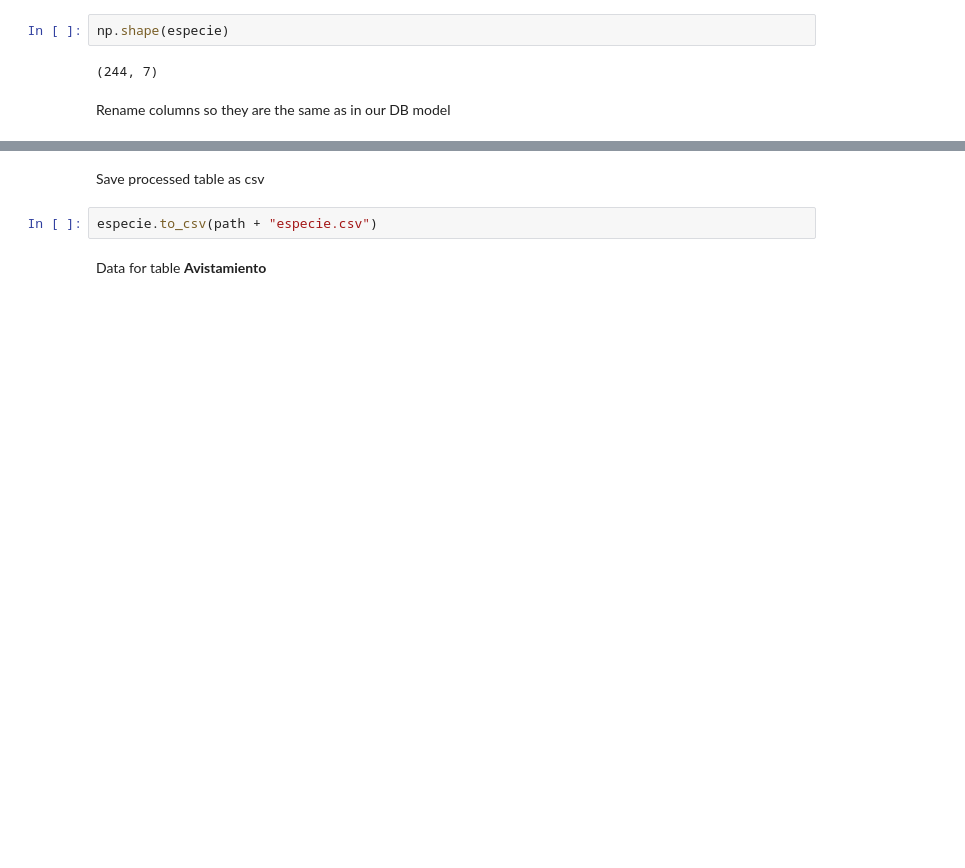
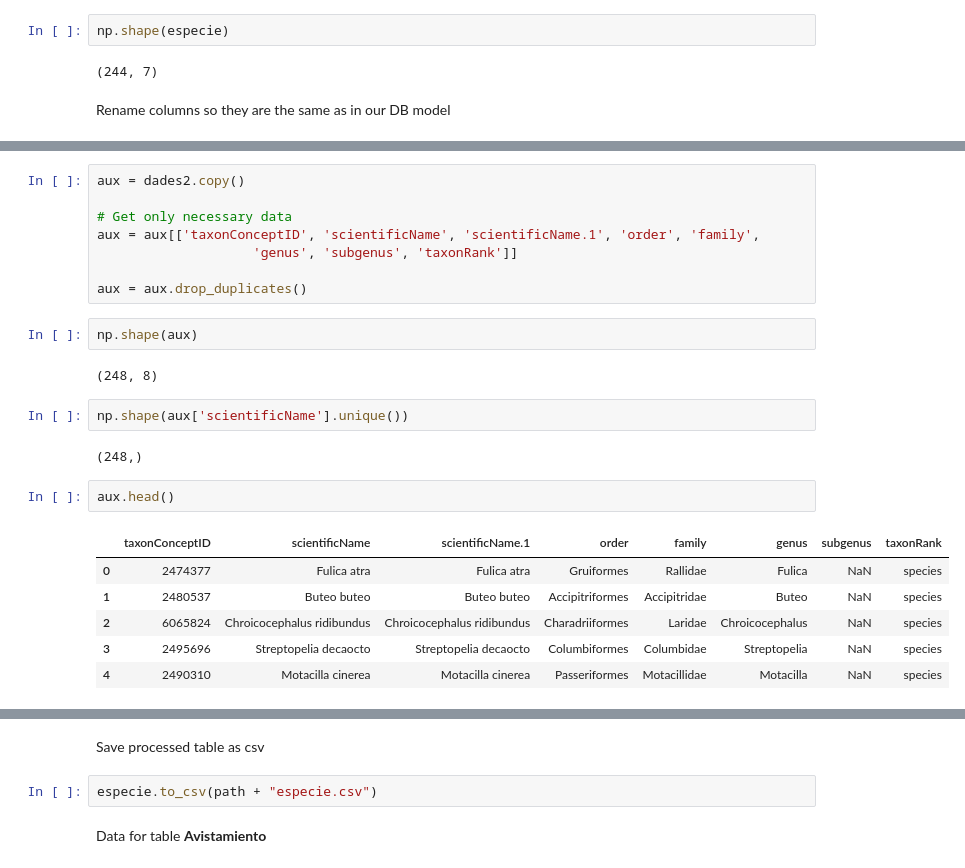
Before and after one commit to jhwan818/BD, a Jupyter notebook: projecte/dataProcessing.ipynb, the cells around one changed output, grey strips where cells are left out. Saved outputs shown, nothing was run; the diff lists cells and outputs as text; blank space fills up the shorter version.

```diff
--- a/projecte/dataProcessing.ipynb
+++ b/projecte/dataProcessing.ipynb
@@ -100,0 +114,25 @@ especie.index.name = 'id_especie'
+# %%
+aux = dades2.copy()
+
+# Get only necessary data
+aux = aux[['taxonConceptID', 'scientificName', 'scientificName.1', 'order', 'family',
+                    'genus', 'subgenus', 'taxonRank']]
+
+aux = aux.drop_duplicates()
+# %%
+np.shape(aux)
+# %% [output]
+(248, 8)
+# %%
+np.shape(aux['scientificName'].unique())
+# %% [output]
+(248,)
+# %%
+aux.head()
+# %% [output]
+|  | taxonConceptID | scientificName | scientificName.1 | order | family | genus | subgenus | taxonRank |
+| 0 | 2474377 | Fulica atra | Fulica atra | Gruiformes | Rallidae | Fulica | NaN | species |
+| 1 | 2480537 | Buteo buteo | Buteo buteo | Accipitriformes | Accipitridae | Buteo | NaN | species |
+| 2 | 6065824 | Chroicocephalus ridibundus | Chroicocephalus ridibundus | Charadriiformes | Laridae | Chroicocephalus | NaN | species |
+| 3 | 2495696 | Streptopelia decaocto | Streptopelia decaocto | Columbiformes | Columbidae | Streptopelia | NaN | species |
+| 4 | 2490310 | Motacilla cinerea | Motacilla cinerea | Passeriformes | Motacillidae | Motacilla | NaN | species |
```
Also changed, not shown: parts of 82 cells of this notebook, 1 other file.
